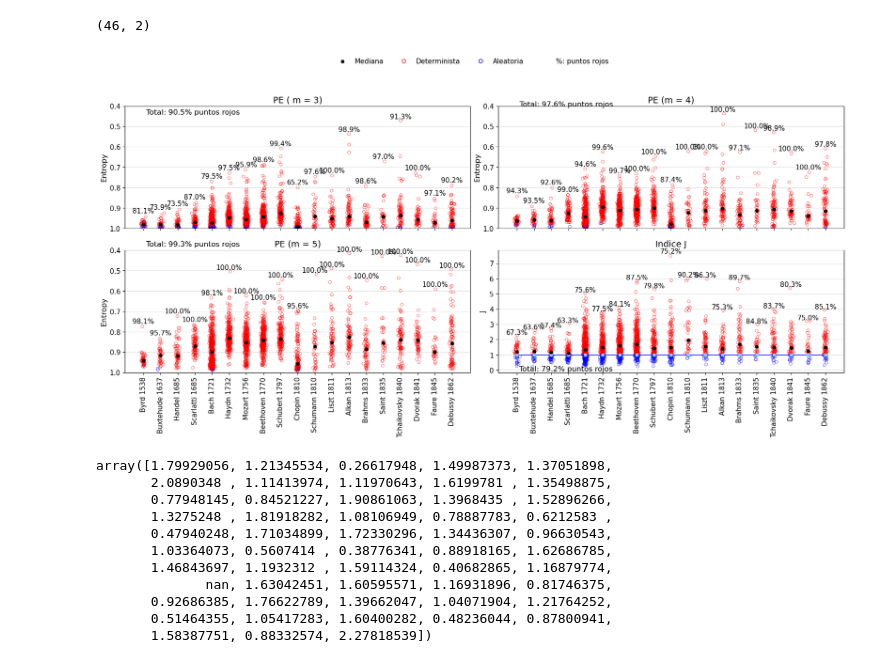
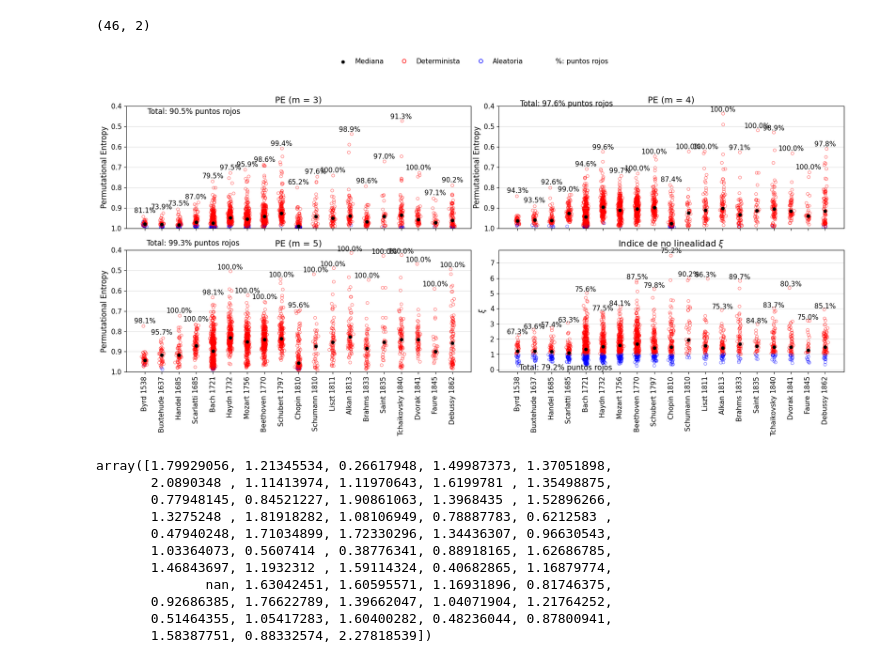
Before and after one commit to EduardoGarcia528/Tesis, a Jupyter notebook: musica-tesis/Limpiar_piezas.ipynb, the cells around one changed output. Saved outputs shown, nothing was run; the diff lists cells and outputs as text; code cells hidden in the pictures.

```diff
--- a/musica-tesis/Limpiar_piezas.ipynb
+++ b/musica-tesis/Limpiar_piezas.ipynb
@@ -1090,7 +1090,7 @@ def plot_panel(ax, folder_data, folder_null, title, num_compositores=19,
 # Panel A: PEs vs PEs_null
 FOLDER_A_DATA = r'new_data\PEs'
 FOLDER_A_NULL = r'new_data\PEs_null'
-TITLE_A = 'PE ( m = 3)'
+TITLE_A = 'PE (m = 3)'
 
 # Panel B: PEs_diff vs PEs_null_diff (con filtro d > 0.6)
 FOLDER_B_DATA = r'new_data\PEs_4'
@@ -1105,7 +1105,7 @@ TITLE_C = 'PE (m = 5)'
 # Panel D: Shannon vs su null (si tu null es el general de PEs, úsalo)
 FOLDER_D_DATA = r'new_data\xi_indexmdfa'
 FOLDER_D_NULL = r'new_data\xi_null_indexmdfa'  # ajusta si tienes una carpeta null específica
-TITLE_D = 'Indice J'
+TITLE_D = r'Indice de no linealidad $\xi$'
 
 # =======================
 # PLOTEO
@@ -1124,47 +1124,47 @@ used_C, nC = plot_panel(axs[1, 0], FOLDER_C_DATA, FOLDER_C_NULL, TITLE_C,
                         num_compositores=num_compositores, mask_min=0.4, show_threshold=False)
 
 used_D, nD = plot_panel(axs[1, 1], FOLDER_D_DATA, FOLDER_D_NULL, TITLE_D,
-                        num_compositores=num_compositores, mask_min=0.0, show_threshold=True)
+                        num_compositores=num_compositores, mask_min=0.0, show_threshold=False)
 
 # Ejes y estilo global
 for q,ax in enumerate(axs.ravel()):
     if q != 3:
         ax.invert_yaxis()          # mismo convenio: 1 arriba, 0 abajo
         ax.set_ylim(1.0, 0.4)      # mismo rango para comparar
-    ax.set_ylabel('Entropy', fontsize=FONT_GENERAL)
+    ax.set_ylabel('Permutational Entropy', fontsize=FONT_GENERAL)
     if q == 3:
-        ax.set_ylabel('J',fontsize=FONT_GENERAL)
+        ax.set_ylabel(r'$\xi$',fontsize=FONT_GENERAL)
 
 # Etiquetas X (intenta usar datos_composers si existe; si no, derive de archivos)
 # Toma el panel A como referencia para los nombres usados; si no hay, usa el primero que tenga datos.
 pick_used = used_A or used_B or used_C or used_D
 pick_n = nA or nB or nC or nD
 if pick_used and pick_n:
     labels = per_composer_labels(pick_used, pick_n)
     xticks = np.arange(1, len(labels) + 1)
     for ax in axs[1, :]:  # solo fila inferior
         ax.set_xticks(xticks)
         ax.set_xticklabels(labels, rotation=90, fontsize=FONT_TICKS)
 else:
     # fallback genérico
     xticks = np.arange(1, num_compositores + 1)
     for ax in axs[1, :]:
         ax.set_xticks(xticks)
         ax.set_xticklabels([str(i) for i in xticks], rotation=90, fontsize=FONT_TICKS)
 
 # Leyenda única
 handles, lab = axs[0, 0].get_legend_handles_labels()
 fig.legend(handles, lab, loc='upper center', ncol=4, fontsize=LEGEND_FONTSIZE, frameon=False)
 
 # fig.suptitle('Comparación de distribuciones (4 variantes)', fontsize=SUPTITLE_SIZE, y=0.97)
 
 # Márgenes y espaciado
 plt.subplots_adjust(left=LEFT_MARGIN, right=RIGHT_MARGIN,
                     bottom=BOTTOM_MARGIN, top=TOP_MARGIN, wspace=0.08, hspace=0.18)
 plt.margins(x=0.02)
 plt.show()
 # %% [output]
-[figure, old version]
+[figure, new version]
 # %%
 np.load(r"new_data\xi_indexmdfa\1538_Byrd_xi.npy")[:,1]
 # %% [output]
```
Also changed, not shown: parts of 1 cell of this notebook, 9 other files.
